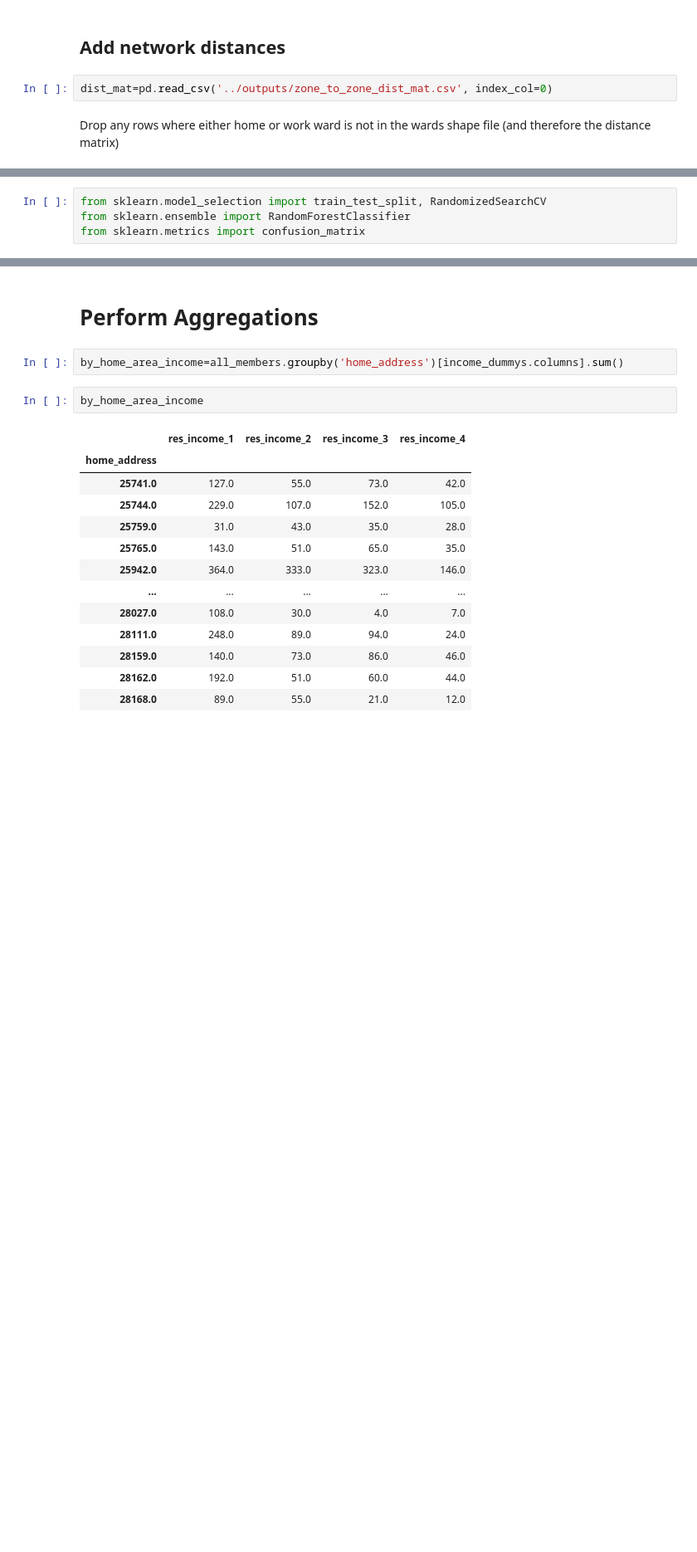
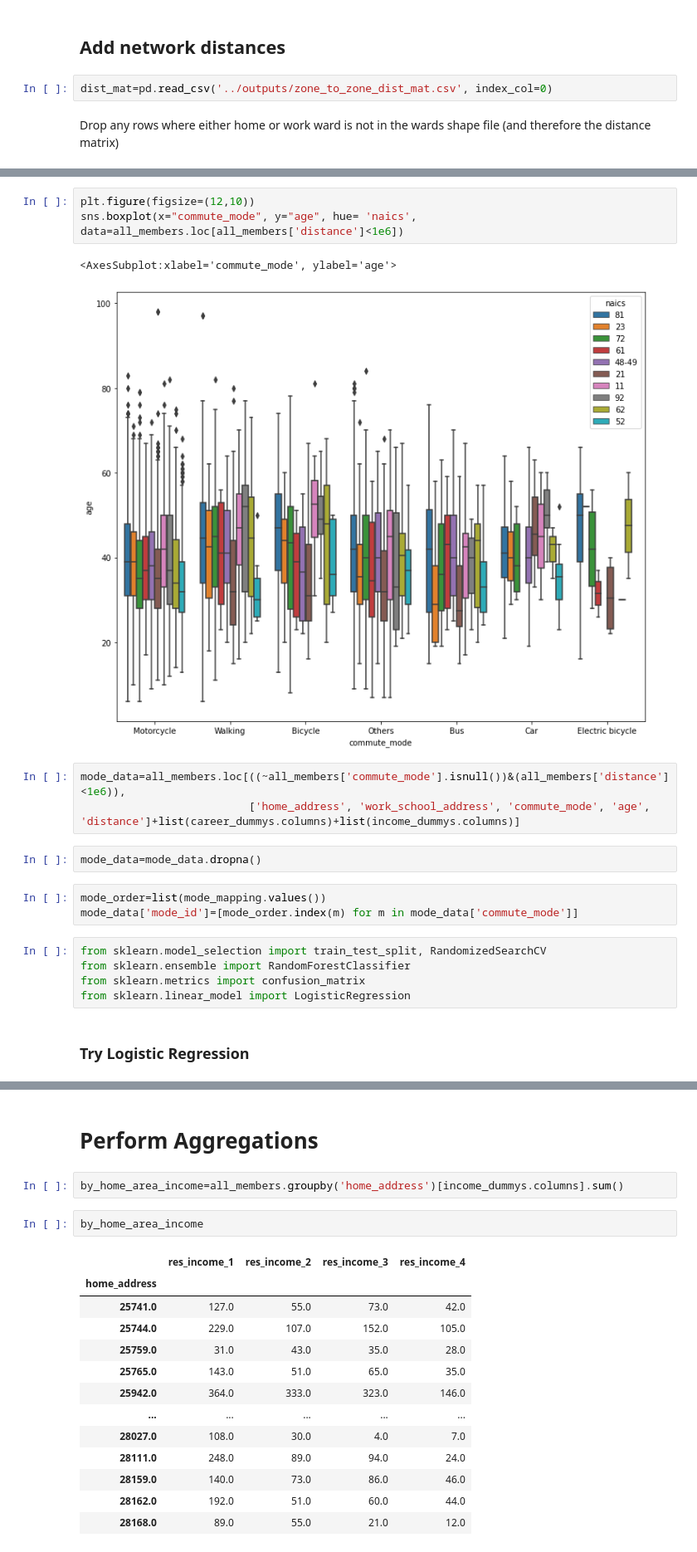
Before and after one commit to CityScope/CSL_HCMC, a Jupyter notebook: data_analysis/analyze_survey_data.ipynb, the cells around one changed output, grey strips where cells are left out. Shown: that part at 83% size. Drawn from its saved outputs; the diff is of its cells as text; blank space fills up the shorter version.

```diff
--- a/data_analysis/analyze_survey_data.ipynb
+++ b/data_analysis/analyze_survey_data.ipynb
@@ -323,4 +282,21 @@ features
+# %%
+plt.figure(figsize=(12,10))
+sns.boxplot(x="commute_mode", y="age", hue= 'naics', data=all_members.loc[all_members['distance']<1e6])
+# %% [output]
+<AxesSubplot:xlabel='commute_mode', ylabel='age'>
+[figure, added]
+# %%
+mode_data=all_members.loc[((~all_members['commute_mode'].isnull())&(all_members['distance']<1e6)),
+                          ['home_address', 'work_school_address', 'commute_mode', 'age', 'distance']+list(career_dummys.columns)+list(income_dummys.columns)]
+# %%
+mode_data=mode_data.dropna()
+# %%
+mode_order=list(mode_mapping.values())
+mode_data['mode_id']=[mode_order.index(m) for m in mode_data['commute_mode']]
 # %%
 from sklearn.model_selection import train_test_split, RandomizedSearchCV
 from sklearn.ensemble import RandomForestClassifier
 from sklearn.metrics import confusion_matrix
+from sklearn.linear_model import LogisticRegression
+# %% [markdown]
+### Try Logistic Regression
```
Also changed, not shown: parts of 40 cells of this notebook, 3 other files.
